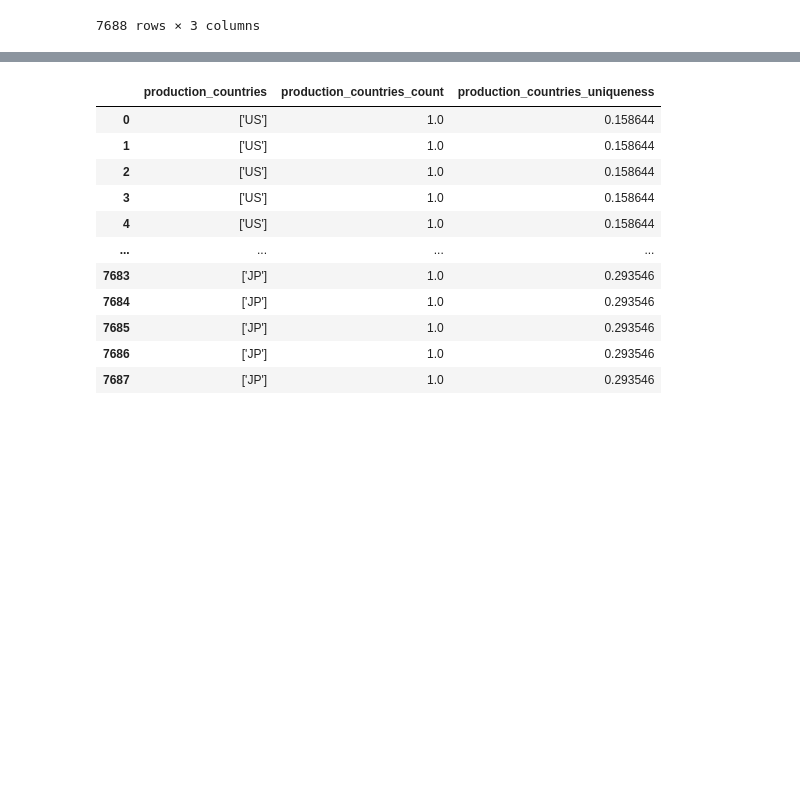
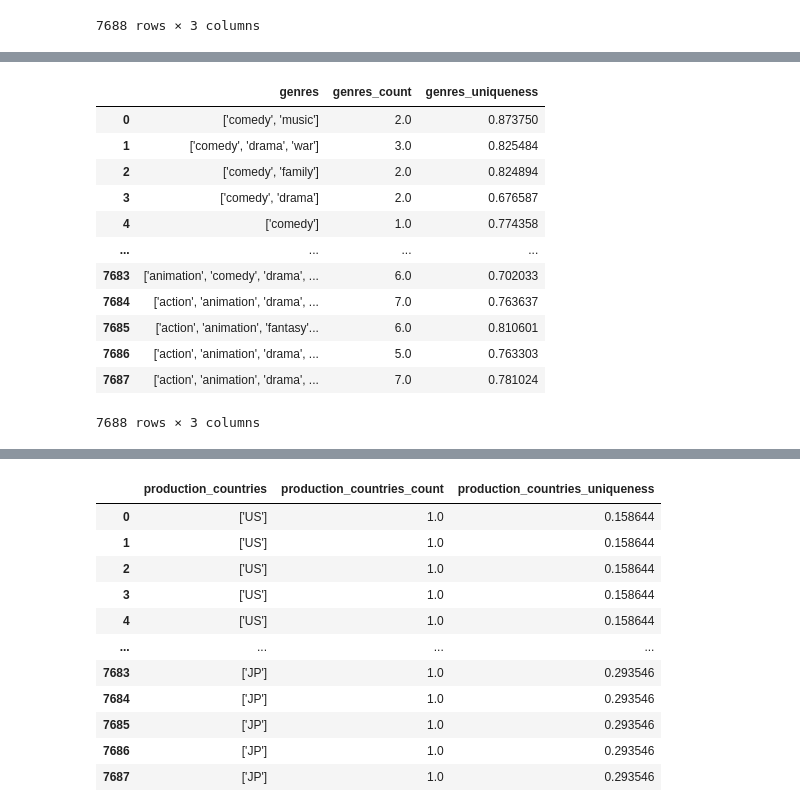
Before and after one commit to cacress/CSC442, a Jupyter notebook: (Version_2)_Data_Cleaning.ipynb, the cells around one changed output, grey strips where cells are left out. Saved outputs shown, nothing was run; the diff lists cells and outputs as text; code cells hidden in the pictures; blank space fills up the shorter version.

```diff
--- a/(Version_2)_Data_Cleaning.ipynb
+++ b/(Version_2)_Data_Cleaning.ipynb
@@ -587,0 +676,24 @@ combined_df[['genres', 'genres_count', 'genres_uniqueness']]
+# %%
+# Using this tfidf matrix, we can compute the mean distance of any movie/show using cosine distance
+from sklearn.metrics.pairwise import cosine_distances
+
+for i in range(len(combined_df)):
+  obs = combined_df.iloc[i]
+  distances = cosine_distances(result[i], result)
+  combined_df.loc[i, 'genres_uniqueness'] = distances.mean()
+
+combined_df[['genres', 'genres_count', 'genres_uniqueness']]
+# %% [output]
+|  | genres | genres_count | genres_uniqueness |
+| 0 | ['comedy', 'music'] | 2.0 | 0.873750 |
+| 1 | ['comedy', 'drama', 'war'] | 3.0 | 0.825484 |
+| 2 | ['comedy', 'family'] | 2.0 | 0.824894 |
+| 3 | ['comedy', 'drama'] | 2.0 | 0.676587 |
+| 4 | ['comedy'] | 1.0 | 0.774358 |
+| ... | ... | ... | ... |
+| 7683 | ['animation', 'comedy', 'drama', ... | 6.0 | 0.702033 |
+| 7684 | ['action', 'animation', 'drama', ... | 7.0 | 0.763637 |
+| 7685 | ['action', 'animation', 'fantasy'... | 6.0 | 0.810601 |
+| 7686 | ['action', 'animation', 'drama', ... | 5.0 | 0.763303 |
+| 7687 | ['action', 'animation', 'drama', ... | 7.0 | 0.781024 |
+7688 rows × 3 columns
```
Also changed, not shown: parts of 9 cells of this notebook.
